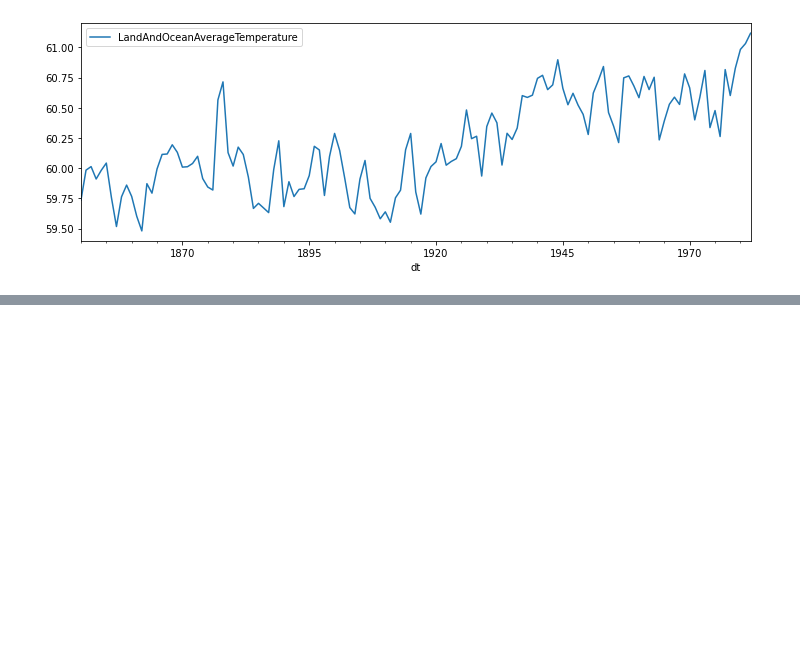
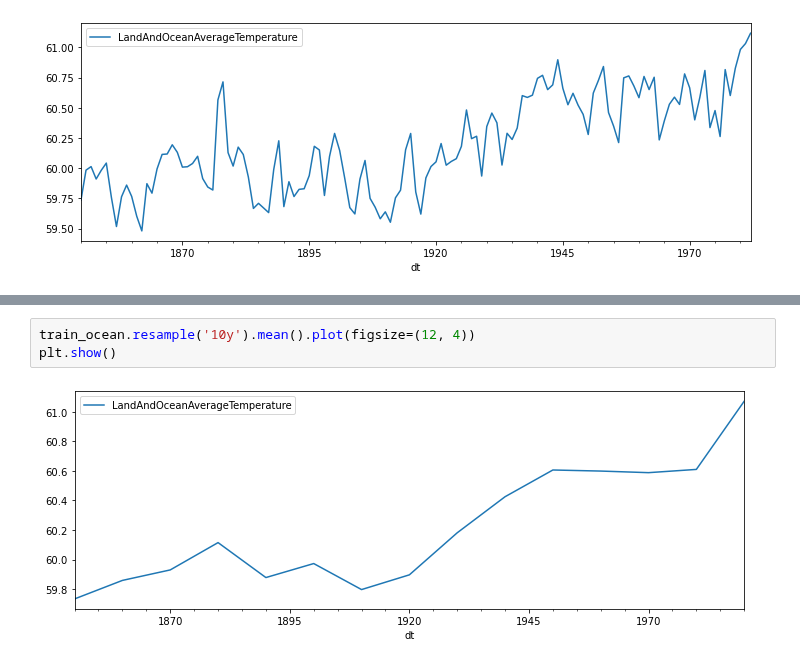
Before and after one commit to Johndsalas/earths_temperature_time_series, a Jupyter notebook: main_notebook.ipynb, the cells around one changed output, grey strips where cells are left out. Saved outputs shown, nothing was run; the diff lists cells and outputs as text; blank space fills up the shorter version.

```diff
--- a/main_notebook.ipynb
+++ b/main_notebook.ipynb
@@ -249,0 +255,5 @@ plt.show()
+# %%
+train_ocean.resample('10y').mean().plot(figsize=(12, 4))
+plt.show()
+# %% [output]
+[figure, added]
```
Also changed, not shown: parts of 1 cell of this notebook.
